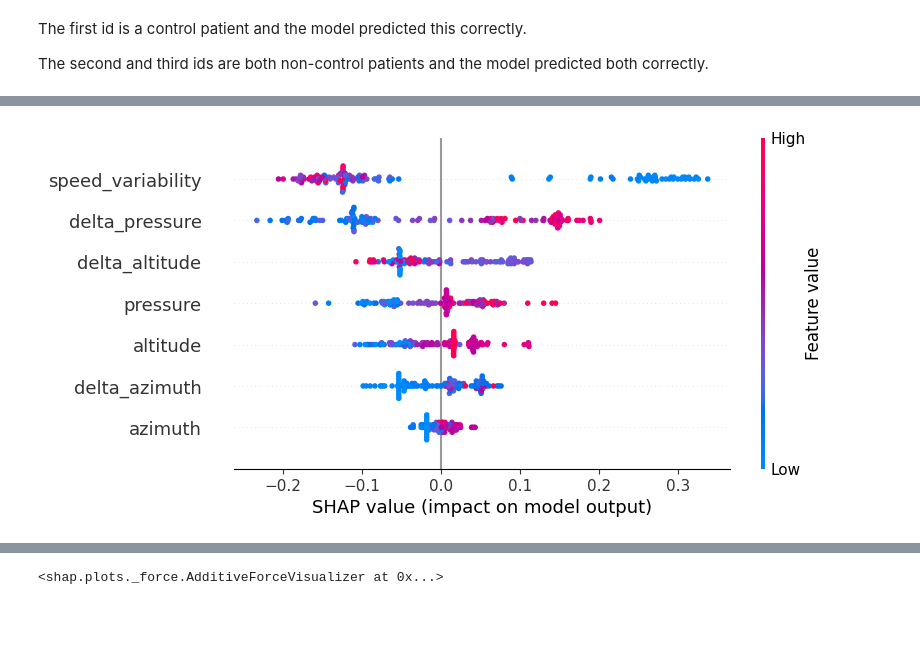
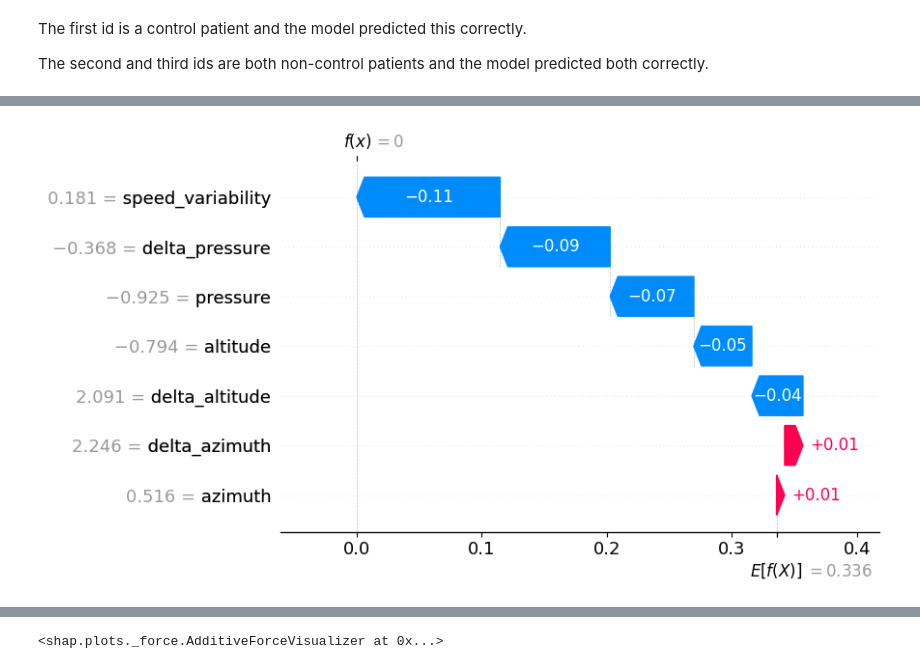
Before and after one commit to JWL16038/DATA471-Individual-Project, a Jupyter notebook: notebooks/spirals_modelling.ipynb, the cells around one changed output, grey strips where cells are left out. Saved outputs shown, nothing was run; the diff lists cells and outputs as text; code cells hidden in the pictures; blank space fills up the shorter version.

Commit message:
Add SimpleImputer to impute the NaNs and fix waterfall and force SHAP plots for modelling NB

```diff
--- a/notebooks/spirals_modelling.ipynb
+++ b/notebooks/spirals_modelling.ipynb
@@ -139,0 +162,11 @@ def aggregate_features(df_input):
+# %%
+numerical_df = df.select_dtypes(include=[np.number])
+categorical_df = df.select_dtypes(exclude=[np.number])
+
+# Initialize SimpleImputer with median strategy and set it to return a DataFrame
+imputer = SimpleImputer(strategy='median').set_output(transform="pandas")
+
+# Fit and transform the numerical columns
+numerical_imputed = imputer.fit_transform(numerical_df)
+df = pd.concat([numerical_imputed,categorical_df],axis=1)
+df.head()
@@ -265,8 +315,8 @@ The first id is a control patient and the model predicted this correctly.
 
 The second and third ids are both non-control patients and the model predicted both correctly.
 # %%
-control_id = (0, 1) # First id that correctly predicted as a healthy patient
-noncontrol_id = (1, 0) # Second id that was correctly predicted as a PD patient
+control_id = 0 # First id that correctly predicted as a healthy patient
+noncontrol_id = 1 # Second id that was correctly predicted as a PD patient
 # %%
 feature_values, _ = rf_pipeline[:-1].fit_resample(X_train, y_train)
 explanation = explainer(feature_values)
@@ -279,5 +333,5 @@ shap.plots.beeswarm(explanation[:,:,0], show=True)
 # %%
-# Beeswarm plot for the healthy patients
-shap.plots.beeswarm(explanation[:,:,1], show=True)
+# Waterfall for healthy patient
+shap.plots.waterfall(explanation[noncontrol_id,:,noncontrol_id])
 # %% [output]
-[figure, old version]
+[figure, new version]
```
Also changed, not shown: parts of 29 cells of this notebook.
